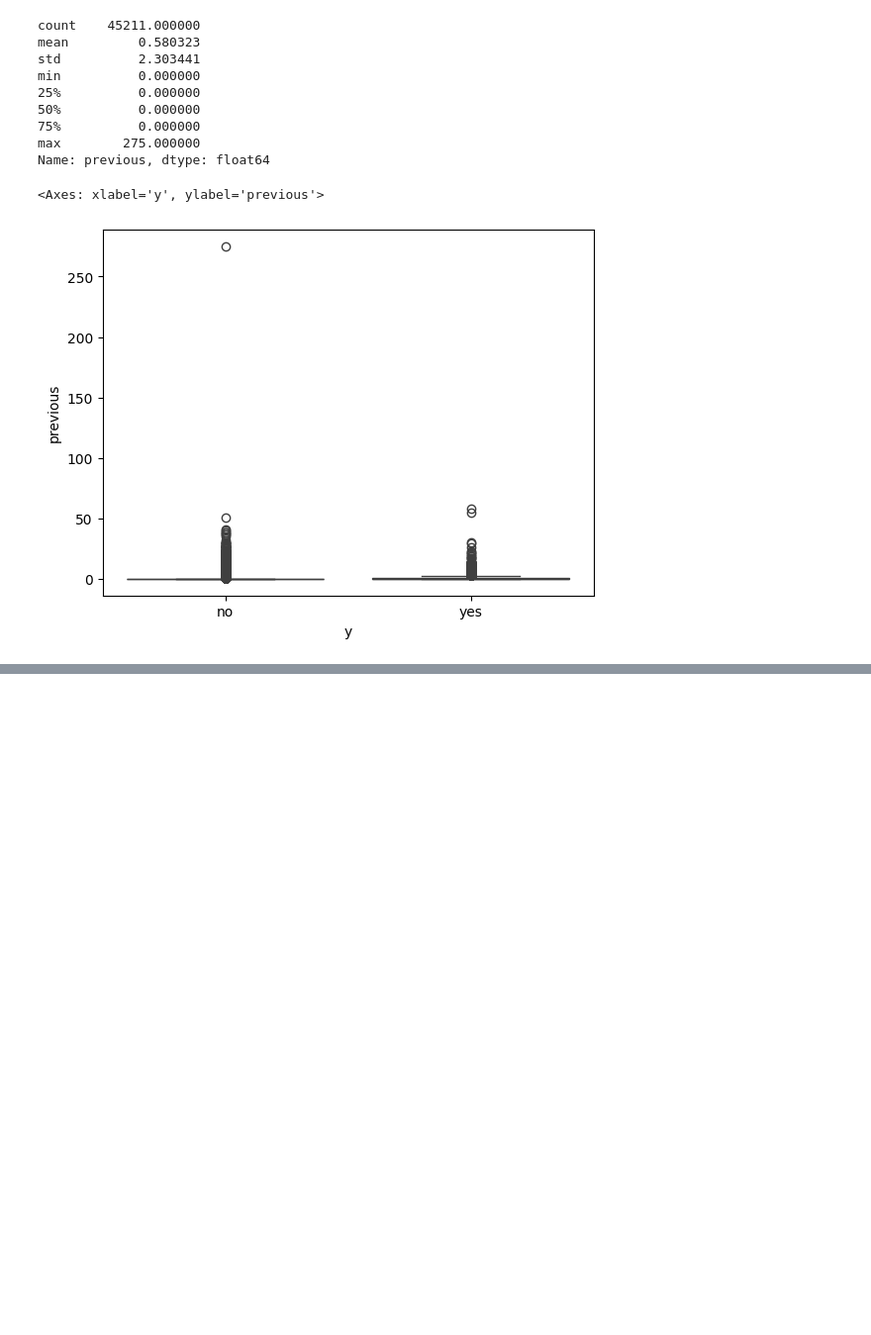
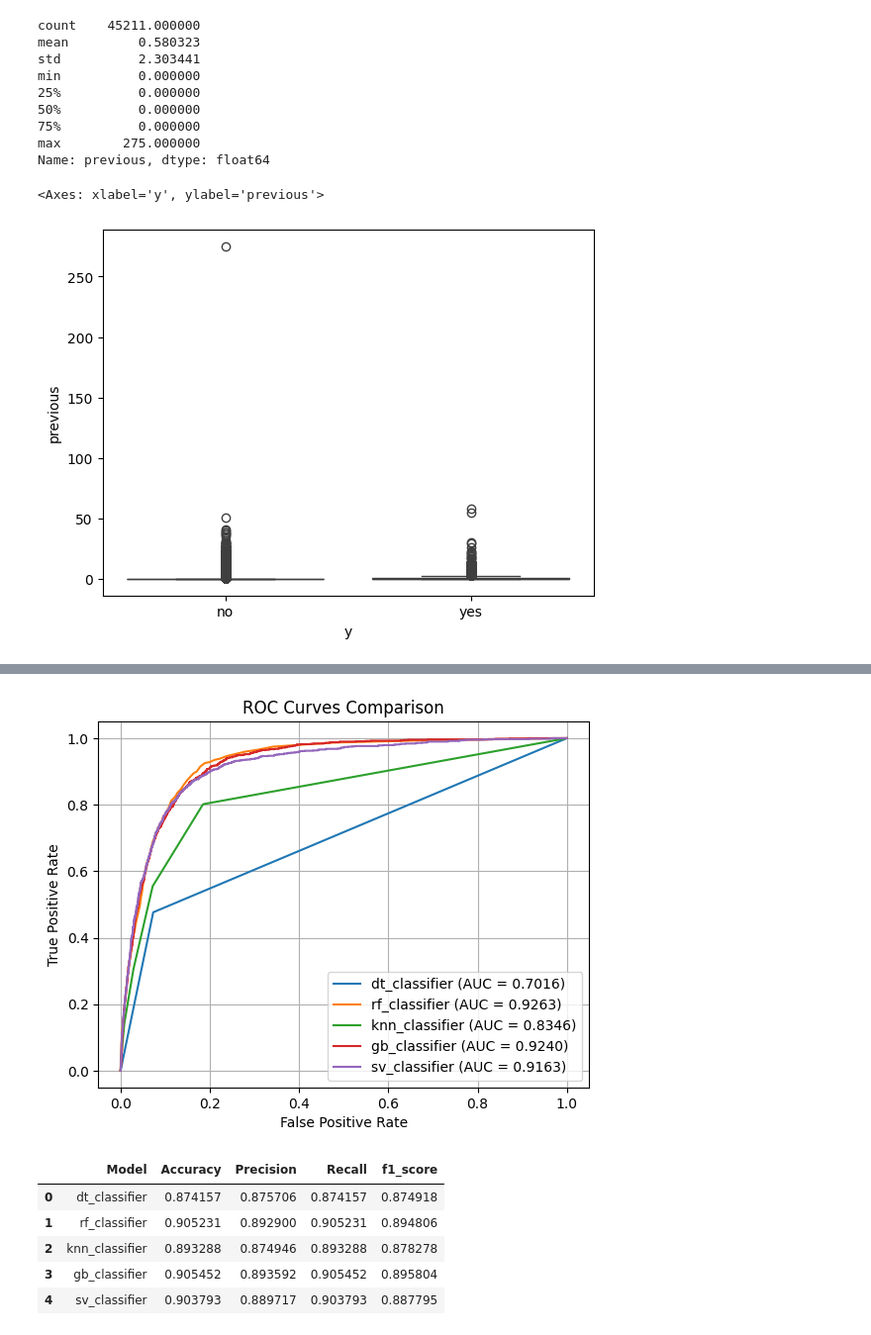
Before and after one commit to pk-aduyaw/term-deposit-subscription, a Jupyter notebook: project-code.ipynb, the cells around one changed output, grey strips where cells are left out. Shown at 99% size. Cells and saved outputs as stored; diff of their text form; code cells hidden in the pictures; blank space fills up the shorter version.

```diff
--- a/project-code.ipynb
+++ b/project-code.ipynb
@@ -379,0 +382,7 @@ def wrangle(dataframe):
+# %%
+# Creat X and y split
+X = df.drop('y', axis=1)
+y = df['y']
+# %%
+# Split dataset into training and evaluation set
+X_train, X_eval, y_train, y_eval = train_test_split(X, y, test_size=0.20, random_state=42, stratify=y)
@@ -379,0 +421,64 @@ def wrangle(dataframe):
+# %%
+# Put classifier and classifier name into a list of tuples.
+models = [
+    ('dt_classifier', DecisionTreeClassifier(random_state=42)),
+    ('rf_classifier', RandomForestClassifier(random_state=42)),
+    ('knn_classifier', KNeighborsClassifier()),
+    ('gb_classifier', GradientBoostingClassifier(random_state=42)),
+    ('sv_classifier', SVC(probability=True, random_state=42))
+]
+# %%
+unbalanced_df = pd.DataFrame(columns=['Model', 'Accuracy', 'Precision', 'Recall', 'f1_score'])
+
+for model, classifier in models:
+    pipeline = Pipeline([
+        ('preprocessor', full_pipeline),
+        ('classifer', classifier)
+    ])
+
+    pipeline.fit(X_train, y_train_encoded)
+
+    # Predict y values for the evaluate dataset
+    y_pred = pipeline.predict(X_eval)
+
+    # Print accuracy, precision, recal, and f1_score for all models
+    unbalanced_dataset_dict = classification_report(y_eval_encoded, y_pred, output_dict=True)
+
+    accuracy = unbalanced_dataset_dict['accuracy']
+    precision = unbalanced_dataset_dict['weighted avg']['precision']
+    recall = unbalanced_dataset_dict['weighted avg']['recall']
+    f1_score = unbalanced_dataset_dict['weighted avg']['f1-score']
+
+    unbalanced_df.loc[len(unbalanced_df)] = [model, accuracy, precision, recall, f1_score]
+
+    # Define model predictions for the model and true labels
+    pred_proba = pipeline.predict_proba(X_eval)[:,1]
+
+    # Calculate FPR, and TPR for each model
+    fpr, tpr, threshold = roc_curve(y_eval_encoded, pred_proba)
+
+    # Calculate AUC for the model
+    auc_score = auc(fpr, tpr)
+
+    # Plot ROC curves
+    plt.plot(fpr, tpr, label=f'{model} (AUC = {auc_score:.4f})')
+
+# Add labels and title
+plt.xlabel('False Positive Rate')
+plt.ylabel('True Positive Rate')
+plt.title('ROC Curves Comparison')
+plt.legend()
+plt.grid(True)
+
+# Show plot
+plt.show()
+
+unbalanced_df
+# %% [output]
+[figure, added]
+|  | Model | Accuracy | Precision | Recall | f1_score |
+| 0 | dt_classifier | 0.874157 | 0.875706 | 0.874157 | 0.874918 |
+| 1 | rf_classifier | 0.905231 | 0.892900 | 0.905231 | 0.894806 |
+| 2 | knn_classifier | 0.893288 | 0.874946 | 0.893288 | 0.878278 |
+| 3 | gb_classifier | 0.905452 | 0.893592 | 0.905452 | 0.895804 |
+| 4 | sv_classifier | 0.903793 | 0.889717 | 0.903793 | 0.887795 |
```
Also changed, not shown: parts of 16 cells of this notebook.
